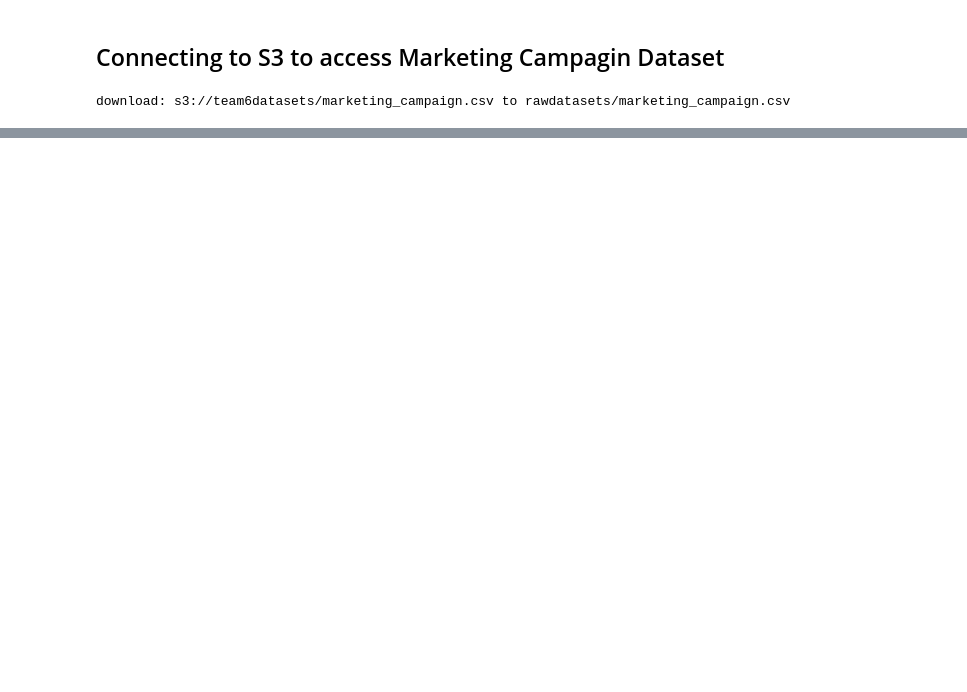
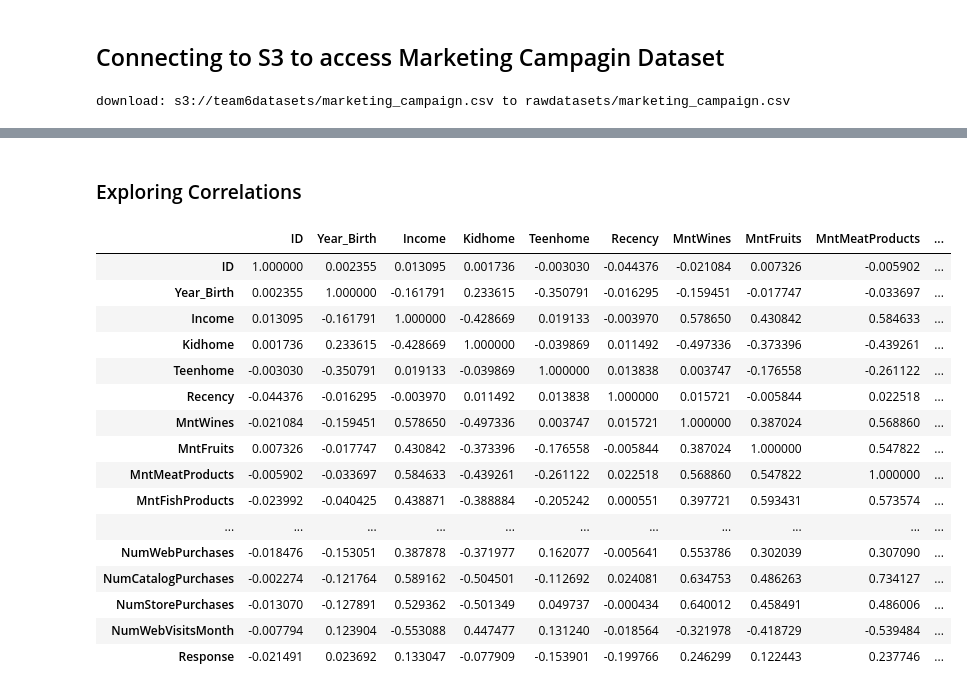
Before and after one commit to taradehdari/ads508-team6-project, a Jupyter notebook: datasets/marketing_campEDA.ipynb, the cells around one changed output, grey strips where cells are left out. Saved outputs shown, nothing was run; the diff lists cells and outputs as text; code cells hidden in the pictures; blank space fills up the shorter version.

```diff
--- a/datasets/marketing_campEDA.ipynb
+++ b/datasets/marketing_campEDA.ipynb
@@ -8,0 +179,22 @@ download: s3://team6datasets/marketing_campaign.csv to rawdatasets/marketing_cam
+# %% [markdown]
+### Exploring Correlations
+# %%
+markcamp_clean.corr()
+# %% [output]
+|  | ID | Year_Birth | Income | Kidhome | Teenhome | Recency | MntWines | MntFruits | MntMeatProducts | ... |
+| ID | 1.000000 | 0.002355 | 0.013095 | 0.001736 | -0.003030 | -0.044376 | -0.021084 | 0.007326 | -0.005902 | ... |
+| Year_Birth | 0.002355 | 1.000000 | -0.161791 | 0.233615 | -0.350791 | -0.016295 | -0.159451 | -0.017747 | -0.033697 | ... |
+| Income | 0.013095 | -0.161791 | 1.000000 | -0.428669 | 0.019133 | -0.003970 | 0.578650 | 0.430842 | 0.584633 | ... |
+| Kidhome | 0.001736 | 0.233615 | -0.428669 | 1.000000 | -0.039869 | 0.011492 | -0.497336 | -0.373396 | -0.439261 | ... |
+| Teenhome | -0.003030 | -0.350791 | 0.019133 | -0.039869 | 1.000000 | 0.013838 | 0.003747 | -0.176558 | -0.261122 | ... |
+| Recency | -0.044376 | -0.016295 | -0.003970 | 0.011492 | 0.013838 | 1.000000 | 0.015721 | -0.005844 | 0.022518 | ... |
+| MntWines | -0.021084 | -0.159451 | 0.578650 | -0.497336 | 0.003747 | 0.015721 | 1.000000 | 0.387024 | 0.568860 | ... |
+| MntFruits | 0.007326 | -0.017747 | 0.430842 | -0.373396 | -0.176558 | -0.005844 | 0.387024 | 1.000000 | 0.547822 | ... |
+| MntMeatProducts | -0.005902 | -0.033697 | 0.584633 | -0.439261 | -0.261122 | 0.022518 | 0.568860 | 0.547822 | 1.000000 | ... |
+| MntFishProducts | -0.023992 | -0.040425 | 0.438871 | -0.388884 | -0.205242 | 0.000551 | 0.397721 | 0.593431 | 0.573574 | ... |
+| ... | ... | ... | ... | ... | ... | ... | ... | ... | ... | ... |
+| NumWebPurchases | -0.018476 | -0.153051 | 0.387878 | -0.371977 | 0.162077 | -0.005641 | 0.553786 | 0.302039 | 0.307090 | ... |
+| NumCatalogPurchases | -0.002274 | -0.121764 | 0.589162 | -0.504501 | -0.112692 | 0.024081 | 0.634753 | 0.486263 | 0.734127 | ... |
+| NumStorePurchases | -0.013070 | -0.127891 | 0.529362 | -0.501349 | 0.049737 | -0.000434 | 0.640012 | 0.458491 | 0.486006 | ... |
+| NumWebVisitsMonth | -0.007794 | 0.123904 | -0.553088 | 0.447477 | 0.131240 | -0.018564 | -0.321978 | -0.418729 | -0.539484 | ... |
+| Response | -0.021491 | 0.023692 | 0.133047 | -0.077909 | -0.153901 | -0.199766 | 0.246299 | 0.122443 | 0.237746 | ... |
```
Also changed, not shown: parts of 27 cells of this notebook.
